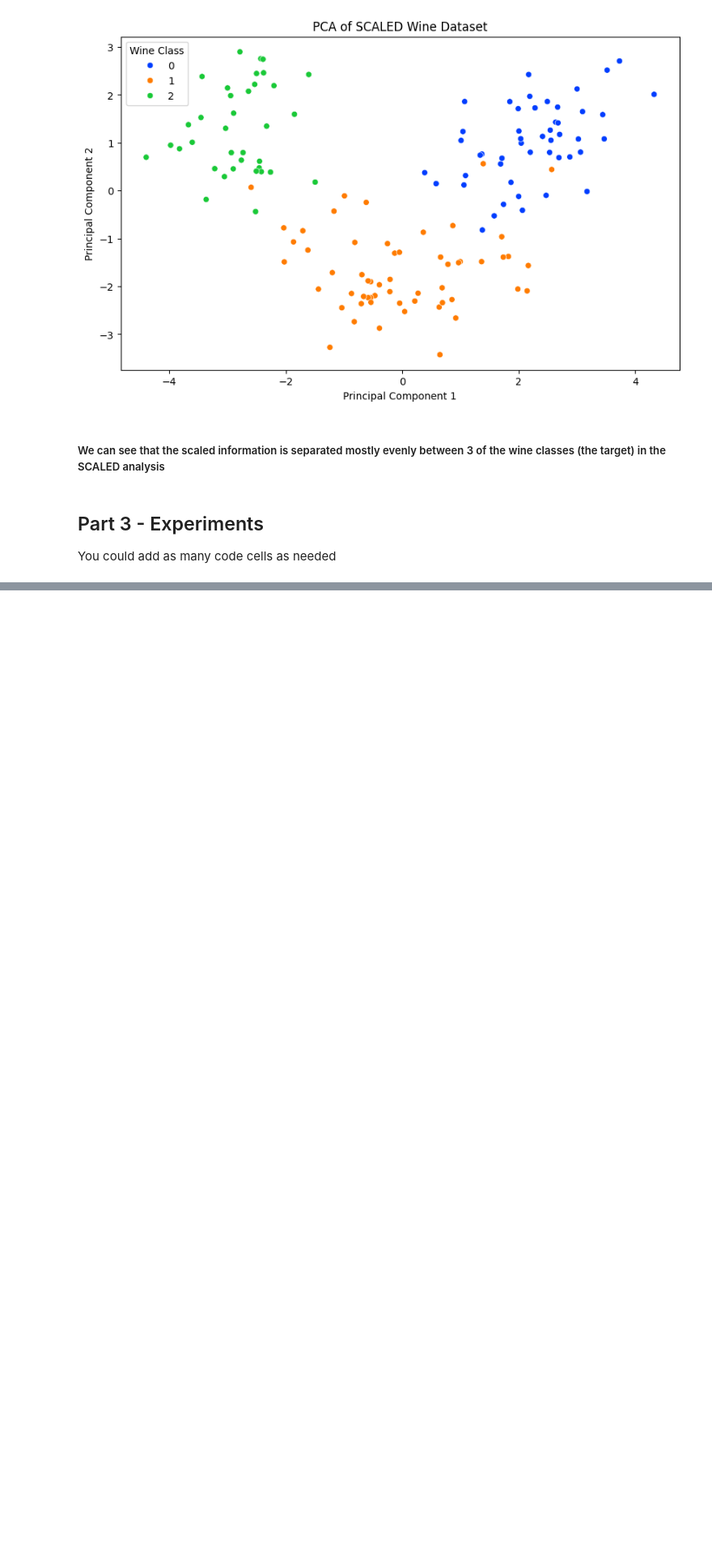
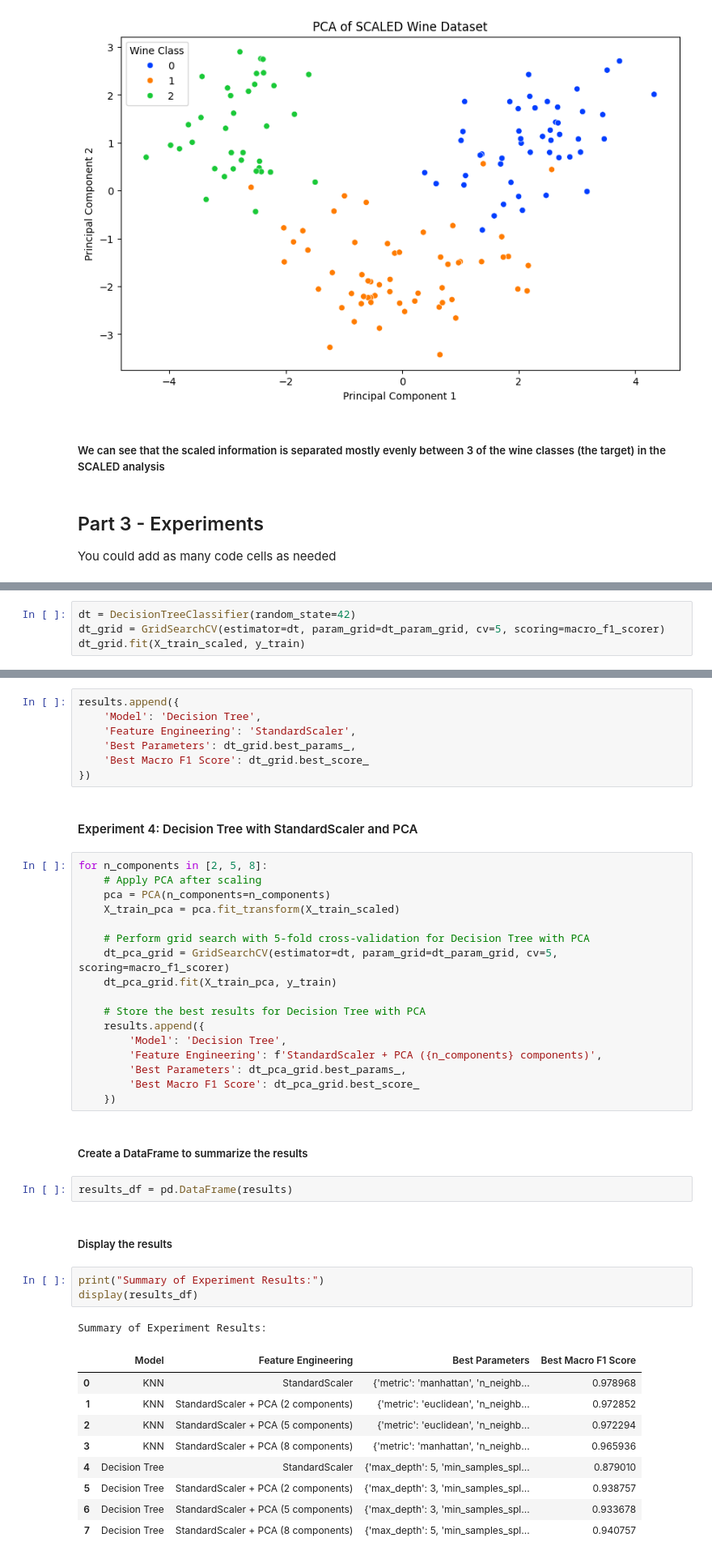
Before and after one commit to IlanaLofman/WineTypePrediction, a Jupyter notebook: Assignment2_supervised_learning_flow.ipynb, the cells around one changed output, grey strips where cells are left out. Shown: that part at 81% size. Saved outputs shown, nothing was run; the diff lists cells and outputs as text; blank space fills up the shorter version.

```diff
--- a/Assignment2_supervised_learning_flow.ipynb
+++ b/Assignment2_supervised_learning_flow.ipynb
@@ -214,0 +313,4 @@ You could add as many code cells as needed
+# %%
+dt = DecisionTreeClassifier(random_state=42)
+dt_grid = GridSearchCV(estimator=dt, param_grid=dt_param_grid, cv=5, scoring=macro_f1_scorer)
+dt_grid.fit(X_train_scaled, y_train)
@@ -214,0 +324,46 @@ You could add as many code cells as needed
+# %%
+results.append({
+    'Model': 'Decision Tree',
+    'Feature Engineering': 'StandardScaler',
+    'Best Parameters': dt_grid.best_params_,
+    'Best Macro F1 Score': dt_grid.best_score_
+})
+# %% [markdown]
+#### Experiment 4: Decision Tree with StandardScaler and PCA
+# %%
+for n_components in [2, 5, 8]:
+    # Apply PCA after scaling
+    pca = PCA(n_components=n_components)
+    X_train_pca = pca.fit_transform(X_train_scaled)
+
+    # Perform grid search with 5-fold cross-validation for Decision Tree with PCA
+    dt_pca_grid = GridSearchCV(estimator=dt, param_grid=dt_param_grid, cv=5, scoring=macro_f1_scorer)
+    dt_pca_grid.fit(X_train_pca, y_train)
+
+    # Store the best results for Decision Tree with PCA
+    results.append({
+        'Model': 'Decision Tree',
+        'Feature Engineering': f'StandardScaler + PCA ({n_components} components)',
+        'Best Parameters': dt_pca_grid.best_params_,
+        'Best Macro F1 Score': dt_pca_grid.best_score_
+    })
+# %% [markdown]
+##### Create a DataFrame to summarize the results
+# %%
+results_df = pd.DataFrame(results)
+# %% [markdown]
+##### Display the results
+# %%
+print("Summary of Experiment Results:")
+display(results_df)
+# %% [output]
+Summary of Experiment Results:
+|  | Model | Feature Engineering | Best Parameters | Best Macro F1 Score |
+| 0 | KNN | StandardScaler | {'metric': 'manhattan', 'n_neighb... | 0.978968 |
+| 1 | KNN | StandardScaler + PCA (2 components) | {'metric': 'euclidean', 'n_neighb... | 0.972852 |
+| 2 | KNN | StandardScaler + PCA (5 components) | {'metric': 'euclidean', 'n_neighb... | 0.972294 |
+| 3 | KNN | StandardScaler + PCA (8 components) | {'metric': 'manhattan', 'n_neighb... | 0.965936 |
+| 4 | Decision Tree | StandardScaler | {'max_depth': 5, 'min_samples_spl... | 0.879010 |
+| 5 | Decision Tree | StandardScaler + PCA (2 components) | {'max_depth': 3, 'min_samples_spl... | 0.938757 |
+| 6 | Decision Tree | StandardScaler + PCA (5 components) | {'max_depth': 3, 'min_samples_spl... | 0.933678 |
+| 7 | Decision Tree | StandardScaler + PCA (8 components) | {'max_depth': 5, 'min_samples_spl... | 0.940757 |
```
Also changed, not shown: parts of 43 cells of this notebook.
